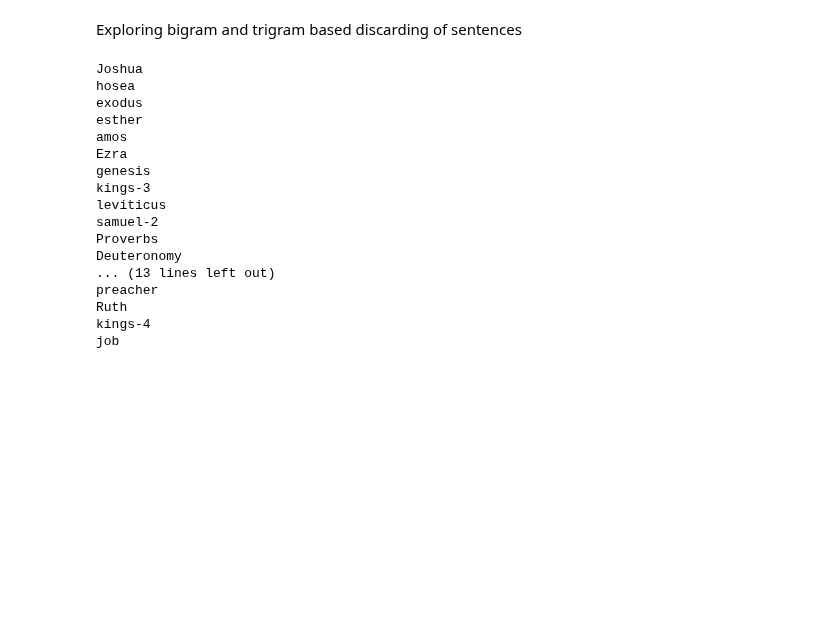
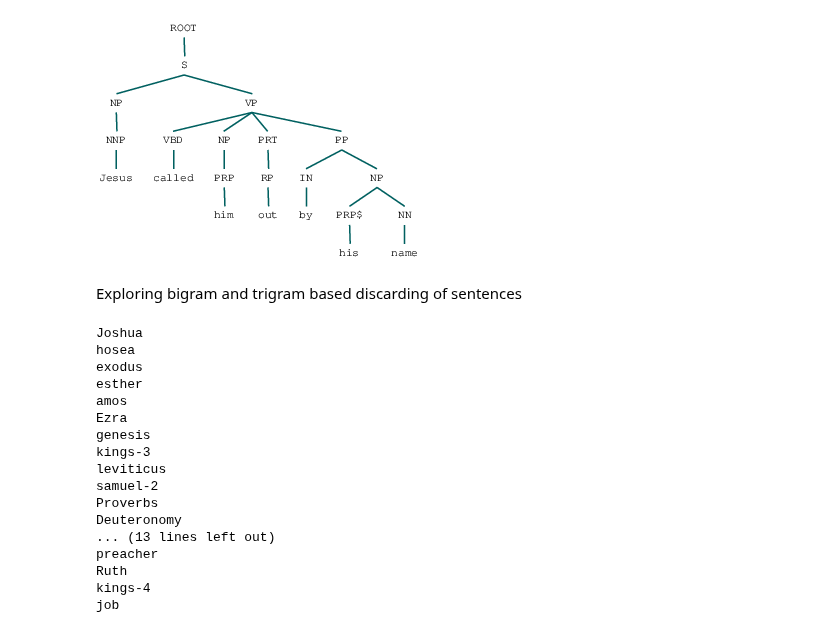
Before and after one commit to samarth1397/DetectingAllusion, a Jupyter notebook: notebooks/experiment.ipynb, the cells around one changed output. Saved outputs shown, nothing was run; the diff lists cells and outputs as text; code cells hidden in the pictures; blank space fills up the shorter version.

```diff
--- a/notebooks/experiment.ipynb
+++ b/notebooks/experiment.ipynb
@@ -28,6 +28,10 @@ public='/home/users2/mehrotsh/scripts/packages/stanford-corenlp-full-2018-02-27/
 personal='/home/samarth/stanford-corenlp-full-2018-02-27/'
 # %%
 nlp = StanfordCoreNLP(public)
+# %%
+getTree('Jesus called him out by his name')
+# %% [output]
+[figure, added]
 # %%
 potential="../data/potential/"
 booksList=os.listdir(potential)
```
Also changed, not shown: parts of 26 cells of this notebook, 2 other files.
